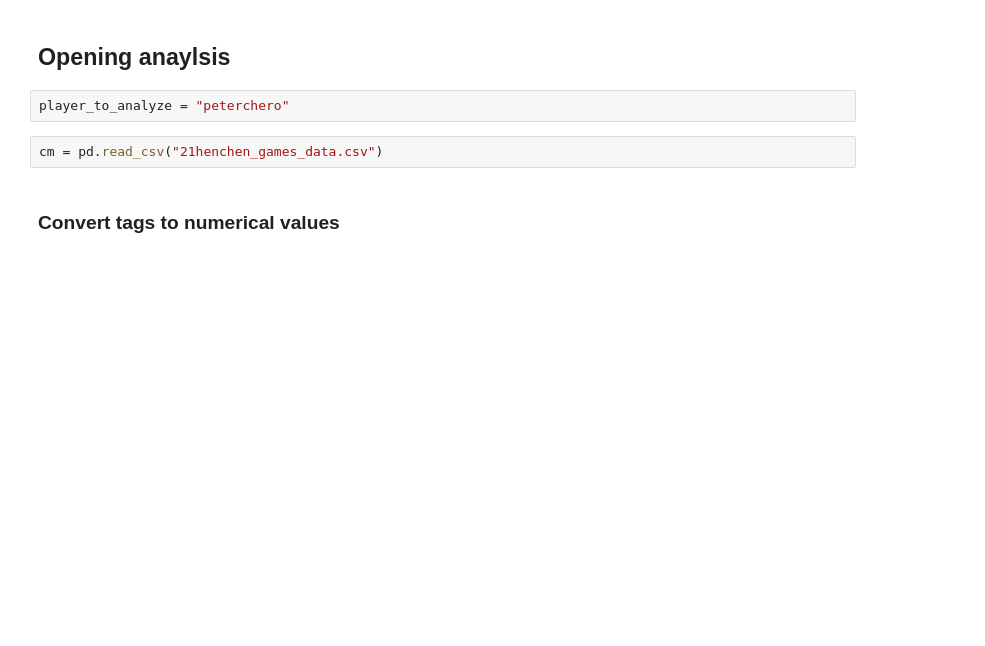
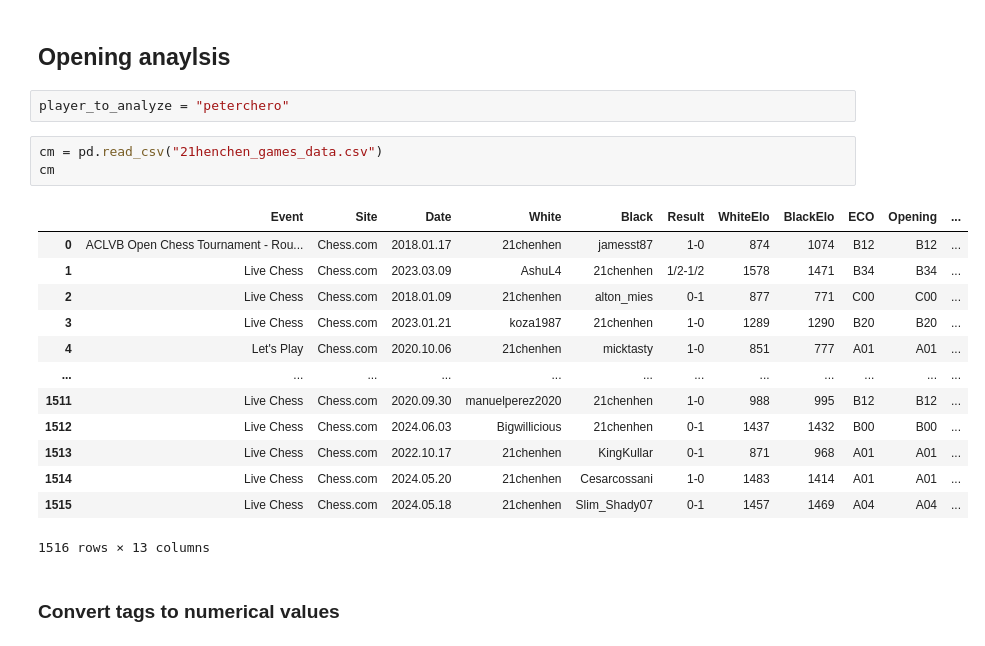
Before and after one commit to peroux/chess_bots, a Jupyter notebook: analysis/analysis.ipynb, the cells around one changed output. Saved outputs shown, nothing was run; the diff lists cells and outputs as text; blank space fills up the shorter version.

```diff
--- a/analysis/analysis.ipynb
+++ b/analysis/analysis.ipynb
@@ -13,6 +13,21 @@ from tqdm import tqdm
 player_to_analyze = "peterchero"
 # %%
 cm = pd.read_csv("21henchen_games_data.csv")
+cm
+# %% [output]
+|  | Event | Site | Date | White | Black | Result | WhiteElo | BlackElo | ECO | Opening | ... |
+| 0 | ACLVB Open Chess Tournament - Rou... | Chess.com | 2018.01.17 | 21chenhen | jamesst87 | 1-0 | 874 | 1074 | B12 | B12 | ... |
+| 1 | Live Chess | Chess.com | 2023.03.09 | AshuL4 | 21chenhen | 1/2-1/2 | 1578 | 1471 | B34 | B34 | ... |
+| 2 | Live Chess | Chess.com | 2018.01.09 | 21chenhen | alton_mies | 0-1 | 877 | 771 | C00 | C00 | ... |
+| 3 | Live Chess | Chess.com | 2023.01.21 | koza1987 | 21chenhen | 1-0 | 1289 | 1290 | B20 | B20 | ... |
+| 4 | Let's Play | Chess.com | 2020.10.06 | 21chenhen | micktasty | 1-0 | 851 | 777 | A01 | A01 | ... |
+| ... | ... | ... | ... | ... | ... | ... | ... | ... | ... | ... | ... |
+| 1511 | Live Chess | Chess.com | 2020.09.30 | manuelperez2020 | 21chenhen | 1-0 | 988 | 995 | B12 | B12 | ... |
+| 1512 | Live Chess | Chess.com | 2024.06.03 | Bigwillicious | 21chenhen | 0-1 | 1437 | 1432 | B00 | B00 | ... |
+| 1513 | Live Chess | Chess.com | 2022.10.17 | 21chenhen | KingKullar | 0-1 | 871 | 968 | A01 | A01 | ... |
+| 1514 | Live Chess | Chess.com | 2024.05.20 | 21chenhen | Cesarcossani | 1-0 | 1483 | 1414 | A01 | A01 | ... |
+| 1515 | Live Chess | Chess.com | 2024.05.18 | 21chenhen | Slim_Shady07 | 0-1 | 1457 | 1469 | A04 | A04 | ... |
+1516 rows × 13 columns
 # %% [markdown]
 ### Convert tags to numerical values
 # %%
```
Also changed, not shown: parts of 1 cell of this notebook, 16 other files.
